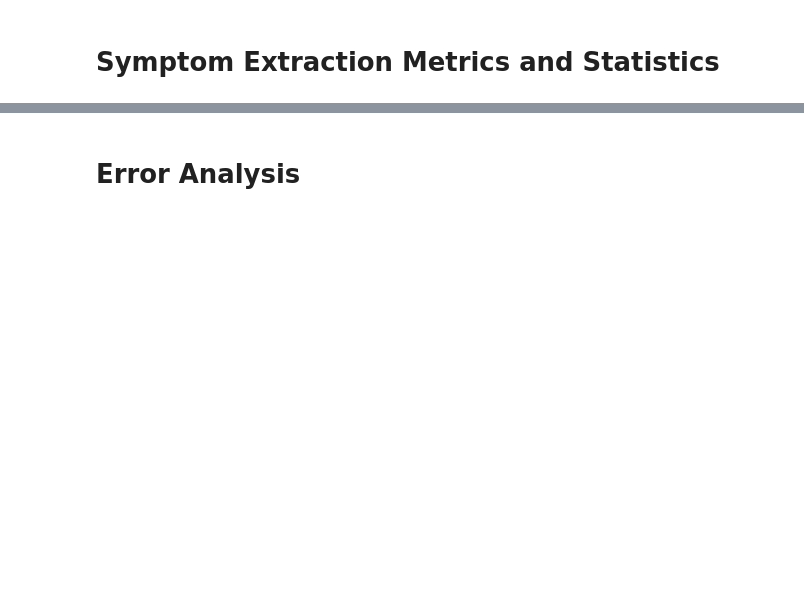
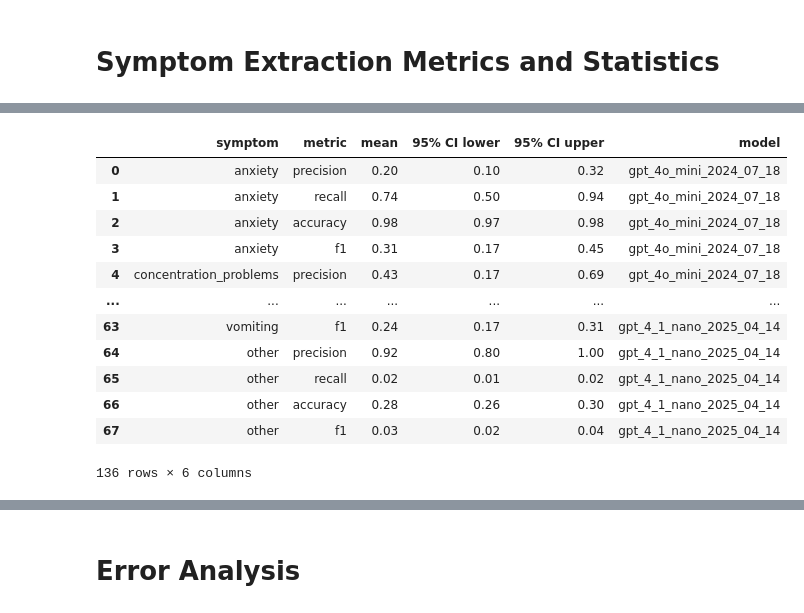
Before and after one commit to lindvalllab/symptom-extraction-demo, a Jupyter notebook: demo.ipynb, the cells around one changed output, grey strips where cells are left out. Drawn from its saved outputs; the diff is of its cells as text; code cells hidden in the pictures; blank space fills up the shorter version.

```diff
--- a/demo.ipynb
+++ b/demo.ipynb
@@ -430,27 +527,39 @@ combined_df
 # %%
 from src.metrics import calculate_model_metrics_with_bootstrap, combine_bootstrapped_metrics_df
 
 
 models = [
-    'gpt_3_5_turbo_1106',
-    'gpt_4_1106_preview',
-    'gpt_4_0613',
-    'gpt_4o_2024_05_13',
+    "gpt_4o_mini_2024_07_18",
+    "gpt_4_1_nano_2025_04_14"
 ]
 standardized_symptoms=[
     'anxiety', 'concentration_problems', 'constipation', 'cough', 'diarrhea', 'fatigue',
     'fever', 'headache', 'nausea', 'numbness_and_tingling', 'pain', 'poor_appetite',
     'rash', 'shortness_of_breath', 'trouble_drinking_fluids', 'vomiting', 'other'
 ]
 
 # Calculate metrics
 all_metrics = calculate_model_metrics_with_bootstrap(data, models, standardized_symptoms, deterministic=True)
 
 # Combine metrics into a single DataFrame
 combined_df = combine_bootstrapped_metrics_df(all_metrics, models).round(2)
 
 # Display the combined DataFrame
 combined_df
+# %% [output]
+|  | symptom | metric | mean | 95% CI lower | 95% CI upper | model |
+| 0 | anxiety | precision | 0.20 | 0.10 | 0.32 | gpt_4o_mini_2024_07_18 |
+| 1 | anxiety | recall | 0.74 | 0.50 | 0.94 | gpt_4o_mini_2024_07_18 |
+| 2 | anxiety | accuracy | 0.98 | 0.97 | 0.98 | gpt_4o_mini_2024_07_18 |
+| 3 | anxiety | f1 | 0.31 | 0.17 | 0.45 | gpt_4o_mini_2024_07_18 |
+| 4 | concentration_problems | precision | 0.43 | 0.17 | 0.69 | gpt_4o_mini_2024_07_18 |
+| ... | ... | ... | ... | ... | ... | ... |
+| 63 | vomiting | f1 | 0.24 | 0.17 | 0.31 | gpt_4_1_nano_2025_04_14 |
+| 64 | other | precision | 0.92 | 0.80 | 1.00 | gpt_4_1_nano_2025_04_14 |
+| 65 | other | recall | 0.02 | 0.01 | 0.02 | gpt_4_1_nano_2025_04_14 |
+| 66 | other | accuracy | 0.28 | 0.26 | 0.30 | gpt_4_1_nano_2025_04_14 |
+| 67 | other | f1 | 0.03 | 0.02 | 0.04 | gpt_4_1_nano_2025_04_14 |
+136 rows × 6 columns
 # %%
 from src.metrics import create_symptom_df_from_df
 
```
Also changed, not shown: parts of 20 cells of this notebook, 6 other files.
